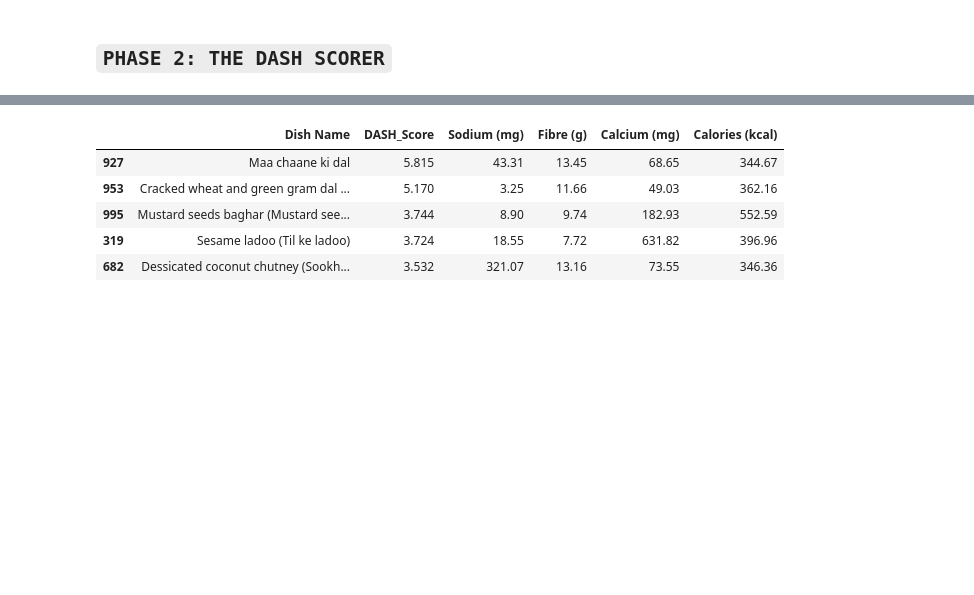
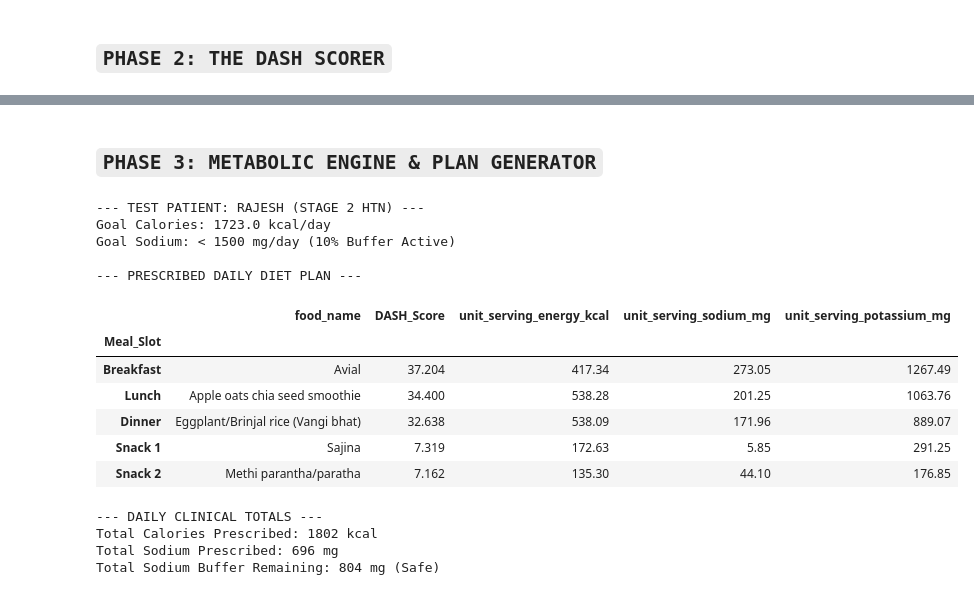
Before and after one commit to ary-a-n/Nourish, a Jupyter notebook: notebook/EDA.ipynb, the cells around one changed output, grey strips where cells are left out. Cells and saved outputs as stored; diff of their text form; code cells hidden in the pictures; blank space fills up the shorter version.

```diff
--- a/notebook/EDA.ipynb
+++ b/notebook/EDA.ipynb
@@ -109,9 +120,2 @@ ranked_meals = safe_df.sort_values(by='DASH_Score', ascending=False)
-# %%
-display(ranked_meals[['Dish Name', 'DASH_Score', 'Sodium (mg)', 'Fibre (g)', 'Calcium (mg)', 'Calories (kcal)']].head(5))
-# %% [output]
-|  | Dish Name | DASH_Score | Sodium (mg) | Fibre (g) | Calcium (mg) | Calories (kcal) |
-| 927 | Maa chaane ki dal | 5.815 | 43.31 | 13.45 | 68.65 | 344.67 |
-| 953 | Cracked wheat and green gram dal ... | 5.170 | 3.25 | 11.66 | 49.03 | 362.16 |
-| 995 | Mustard seeds baghar (Mustard see... | 3.744 | 8.90 | 9.74 | 182.93 | 552.59 |
-| 319 | Sesame ladoo (Til ke ladoo) | 3.724 | 18.55 | 7.72 | 631.82 | 396.96 |
-| 682 | Dessicated coconut chutney (Sookh... | 3.532 | 321.07 | 13.16 | 73.55 | 346.36 |
+# %% [markdown]
+## `PHASE 3: METABOLIC ENGINE & PLAN GENERATOR`
@@ -117,0 +216,47 @@ display(ranked_meals[['Dish Name', 'DASH_Score', 'Sodium (mg)', 'Fibre (g)', 'Ca
+# %%
+patient_profile = {
+    'weight_kg': 75, 'height_cm': 165, 'age_years': 55,
+    'gender': 'male', 'activity_level': 'sedentary', 'bp_stage': 'stage2'
+}
+
+# 2. Calculate his specific metabolic and clinical constraints
+constraints = calculate_dash_tdee_and_constraints(**patient_profile)
+
+print("--- TEST PATIENT: RAJESH (STAGE 2 HTN) ---")
+print(f"Goal Calories: {constraints['indian_tdee']} kcal/day")
+print(f"Goal Sodium: < {constraints['daily_sodium_limit']} mg/day (10% Buffer Active)\n")
+
+# 3. Generate the Plan using Phase 2's 'ranked_meals' dataframe
+plan_df, achieved_cals, achieved_na = generate_full_day_plan(ranked_meals, constraints)
+
+# 4. Display the Output beautifully
+display_cols = [
+    'Meal_Slot', 'food_name', 'DASH_Score',
+    'unit_serving_energy_kcal', 'unit_serving_sodium_mg', 'unit_serving_potassium_mg'
+]
+
+print("--- PRESCRIBED DAILY DIET PLAN ---")
+# Reorder columns for readability
+display(plan_df[display_cols].set_index('Meal_Slot'))
+
+print("\n--- DAILY CLINICAL TOTALS ---")
+print(f"Total Calories Prescribed: {round(achieved_cals)} kcal")
+print(f"Total Sodium Prescribed: {round(achieved_na)} mg")
+print(f"Total Sodium Buffer Remaining: {round(constraints['daily_sodium_limit'] - achieved_na)} mg (Safe)")
+# %% [output]
+--- TEST PATIENT: RAJESH (STAGE 2 HTN) ---
+Goal Calories: 1723.0 kcal/day
+Goal Sodium: < 1500 mg/day (10% Buffer Active)
+
+--- PRESCRIBED DAILY DIET PLAN ---
+|  | food_name | DASH_Score | unit_serving_energy_kcal | unit_serving_sodium_mg | unit_serving_potassium_mg |
+| Meal_Slot |  |  |  |  |  |
+| Breakfast | Avial | 37.204 | 417.34 | 273.05 | 1267.49 |
+| Lunch | Apple oats chia seed smoothie | 34.400 | 538.28 | 201.25 | 1063.76 |
+| Dinner | Eggplant/Brinjal rice (Vangi bhat) | 32.638 | 538.09 | 171.96 | 889.07 |
+| Snack 1 | Sajina | 7.319 | 172.63 | 5.85 | 291.25 |
+| Snack 2 | Methi parantha/paratha | 7.162 | 135.30 | 44.10 | 176.85 |
+--- DAILY CLINICAL TOTALS ---
+Total Calories Prescribed: 1802 kcal
+Total Sodium Prescribed: 696 mg
+Total Sodium Buffer Remaining: 804 mg (Safe)
```
Also changed, not shown: parts of 13 cells of this notebook, 2 other files.
